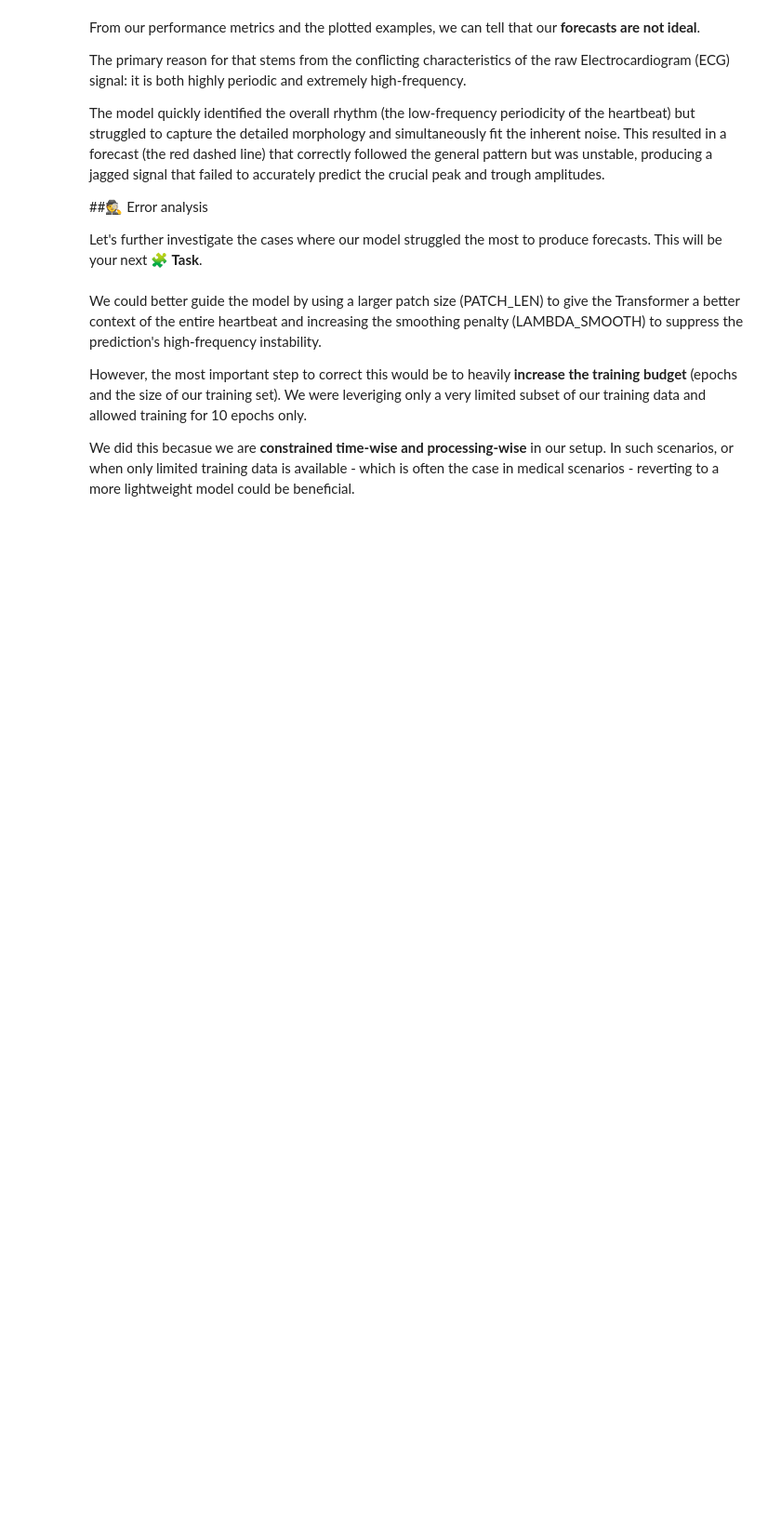
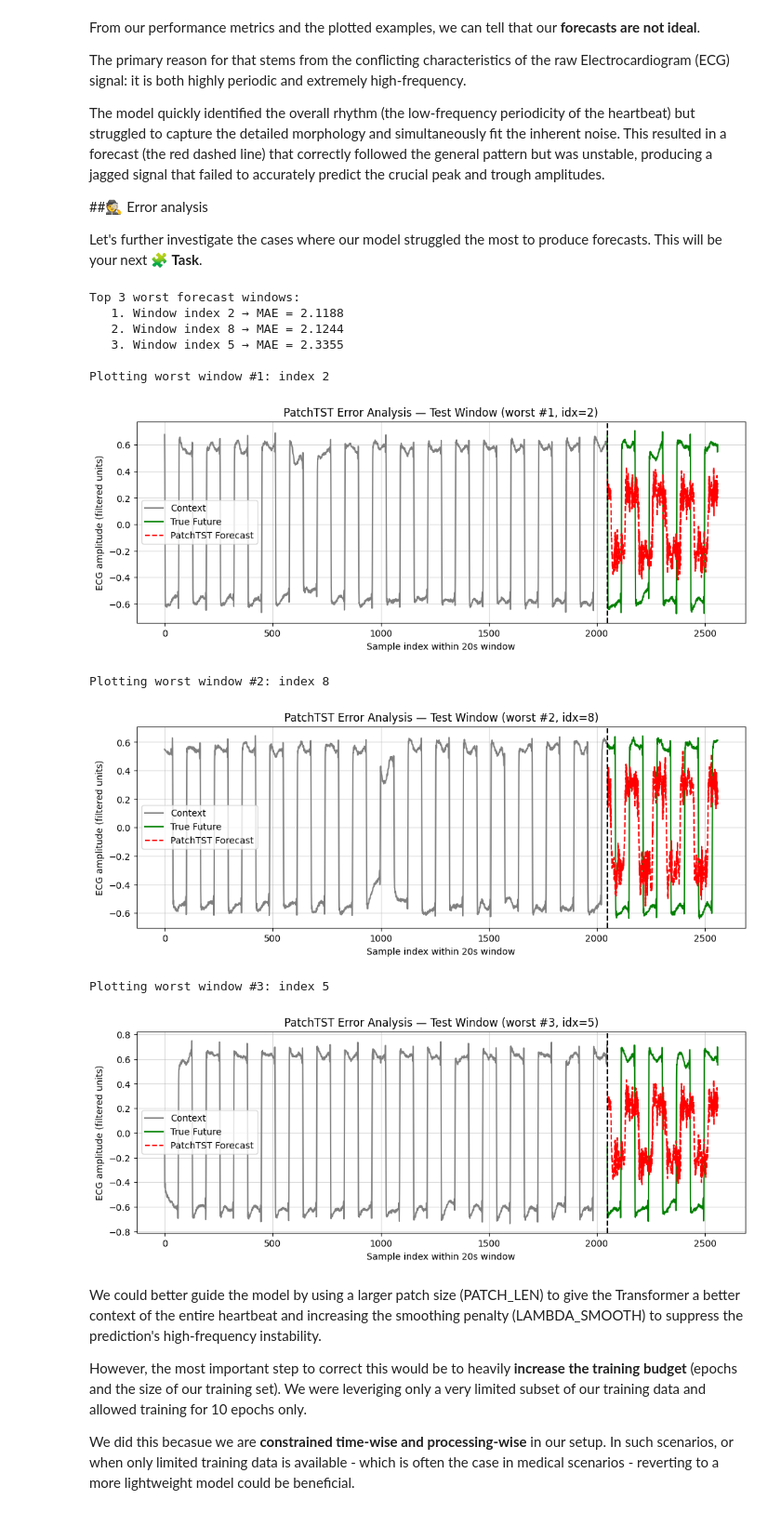
Before and after one commit to dustindobry/AIMA, a Jupyter notebook: week_10_time_series_analysis.ipynb, the cells around one changed output. Shown at 93% size. Drawn from its saved outputs; the diff is of its cells as text; code cells hidden in the pictures; blank space fills up the shorter version.

```diff
--- a/week_10_time_series_analysis.ipynb
+++ b/week_10_time_series_analysis.ipynb
@@ -2182,18 +2288,21 @@ def per_window_mae(y_true_scaled, y_pred_scaled, top_k=3):
     """
 
     # TODO 1:
-    # Compute MAE *per window* (mean over forecast dimension)
+    # Compute MAE *per window* (mean over forecast dimension)----MAE = Mean Absolute Error
     # Hint: axis=1
-    errors = None
+    errors = np.mean(np.abs(y_true_scaled - y_pred_scaled), axis=1)
 
     # TODO 2:
     # Find indices of the top_k largest errors
     # Hint: np.argsort
-    worst_indices = None
+    worst_indices = np.argsort(errors)[-top_k:]
 
     # TODO 3:
     # Print the worst windows and their MAE values
     # (format is up to you)
+    print(f"Top {top_k} worst forecast windows:")
+    for rank, idx in enumerate(worst_indices, 1):
+        print(f"  {rank:>2}. Window index {idx} → MAE = {errors[idx]:.4f}")
 
     return errors, worst_indices
 
@@ -2233,33 +2342,45 @@ def plot_test_window(idx, rank=None):
         true_future,
         color="green",
         label="True Future",
     )
     plt.plot(
         range(CONTEXT_SAMPLES, CONTEXT_SAMPLES + FORECAST_SAMPLES),
         pred_future,
         color="red",
         linestyle="--",
         label="PatchTST Forecast",
     )
     plt.axvline(CONTEXT_SAMPLES, color="black", linestyle="--")
     plt.xlabel("Sample index within 20s window")
     plt.ylabel("ECG amplitude (filtered units)")
     title_suffix = f"(worst #{rank}, idx={idx})" if rank is not None else f"(idx={idx})"
     plt.title(f"PatchTST Error Analysis — Test Window {title_suffix}")
     plt.legend()
     plt.grid(True, alpha=0.5)
     plt.show()
 
 # ------------------------------------------------------------
 # 7.3 Run analysis + plot worst windows
 # ------------------------------------------------------------
 window_errors, worst_indices = per_window_mae(y_true_test, y_pred_test, top_k=3)
 
 if worst_indices.size == 0:
     print("⚠️ No windows available to plot.")
 else:
     for rank, idx in enumerate(worst_indices, start=1):
         plot_test_window(idx, rank=rank)
+# %% [output]
+Top 3 worst forecast windows:
+   1. Window index 2 → MAE = 2.1188
+   2. Window index 8 → MAE = 2.1244
+   3. Window index 5 → MAE = 2.3355
+
+Plotting worst window #1: index 2
+[figure, added]
+Plotting worst window #2: index 8
+[figure, added]
+Plotting worst window #3: index 5
+[figure, added]
 # %% [markdown]
 We could better guide the model by using a larger patch size (PATCH_LEN) to give the Transformer a better context of the entire heartbeat and increasing the smoothing penalty (LAMBDA_SMOOTH) to suppress the prediction's high-frequency instability.
 
```
Also changed, not shown: parts of 9 cells of this notebook.
